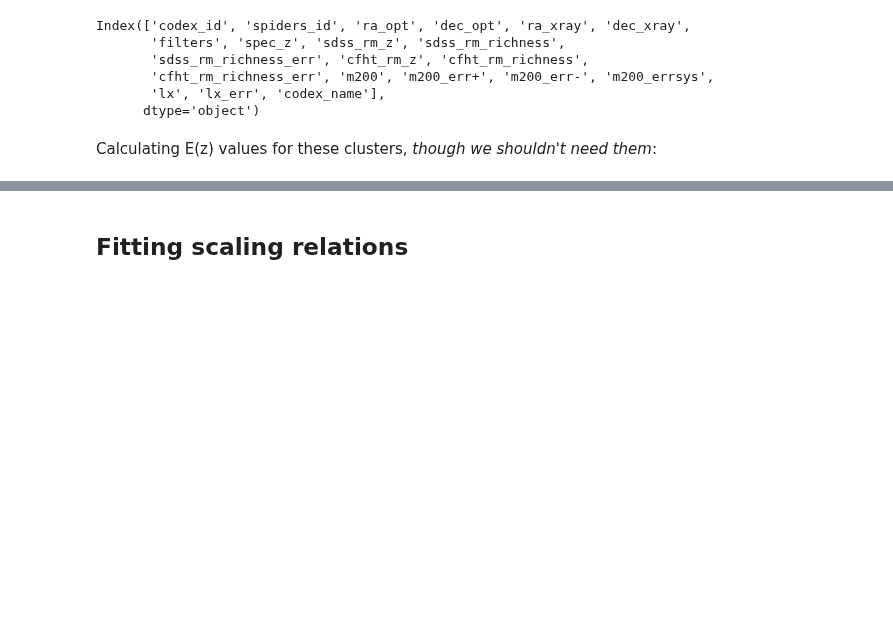
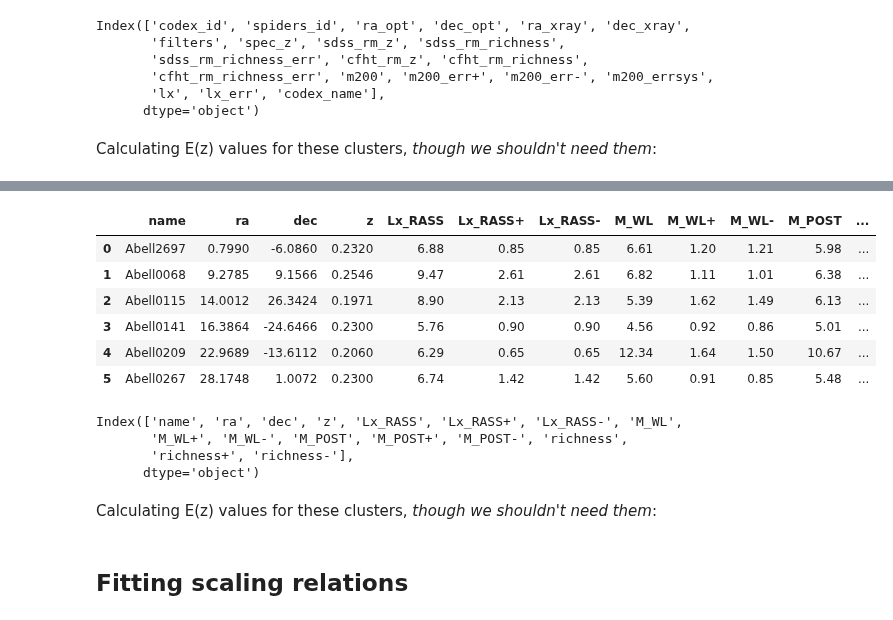
Before and after one commit to DavidT3/XCS-Mass-II-Analysis, a Jupyter notebook: notebooks/refit_literature_relations/mass-richness.ipynb, the cells around one changed output, grey strips where cells are left out. Saved outputs shown, nothing was run; the diff lists cells and outputs as text; code cells hidden in the pictures; blank space fills up the shorter version.

```diff
--- a/notebooks/refit_literature_relations/mass-richness.ipynb
+++ b/notebooks/refit_literature_relations/mass-richness.ipynb
@@ -122,0 +148,20 @@ kiiveri_samp['E'] = kiiveri_cosmo.efunc(kiiveri_samp['spec_z'].values)
+# %%
+mulroy_samp = pd.read_csv("../../sample_files/mulroy2019.csv")
+mulroy_samp.head(6)
+# %% [output]
+|  | name | ra | dec | z | Lx_RASS | Lx_RASS+ | Lx_RASS- | M_WL | M_WL+ | M_WL- | M_POST | ... |
+| 0 | Abell2697 | 0.7990 | -6.0860 | 0.2320 | 6.88 | 0.85 | 0.85 | 6.61 | 1.20 | 1.21 | 5.98 | ... |
+| 1 | Abell0068 | 9.2785 | 9.1566 | 0.2546 | 9.47 | 2.61 | 2.61 | 6.82 | 1.11 | 1.01 | 6.38 | ... |
+| 2 | Abell0115 | 14.0012 | 26.3424 | 0.1971 | 8.90 | 2.13 | 2.13 | 5.39 | 1.62 | 1.49 | 6.13 | ... |
+| 3 | Abell0141 | 16.3864 | -24.6466 | 0.2300 | 5.76 | 0.90 | 0.90 | 4.56 | 0.92 | 0.86 | 5.01 | ... |
+| 4 | Abell0209 | 22.9689 | -13.6112 | 0.2060 | 6.29 | 0.65 | 0.65 | 12.34 | 1.64 | 1.50 | 10.67 | ... |
+| 5 | Abell0267 | 28.1748 | 1.0072 | 0.2300 | 6.74 | 1.42 | 1.42 | 5.60 | 0.91 | 0.85 | 5.48 | ... |
+# %%
+mulroy_samp.columns
+# %% [output]
+Index(['name', 'ra', 'dec', 'z', 'Lx_RASS', 'Lx_RASS+', 'Lx_RASS-', 'M_WL',
+       'M_WL+', 'M_WL-', 'M_POST', 'M_POST+', 'M_POST-', 'richness',
+       'richness+', 'richness-'],
+      dtype='object')
+# %% [markdown]
+Calculating E(z) values for these clusters, *though we shouldn't need them*:
```
Also changed, not shown: parts of 24 cells of this notebook.
